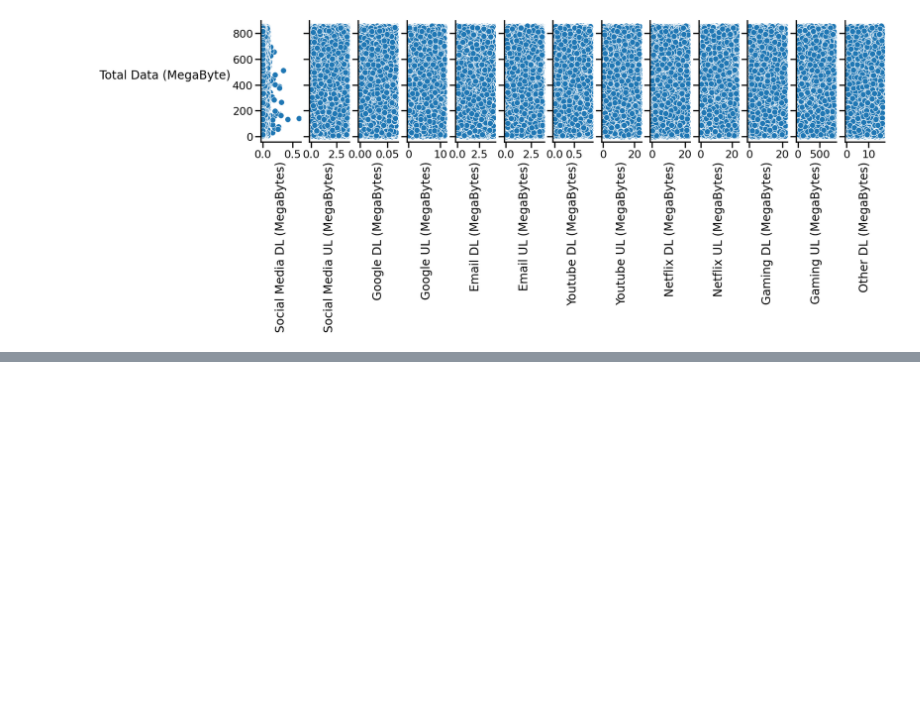
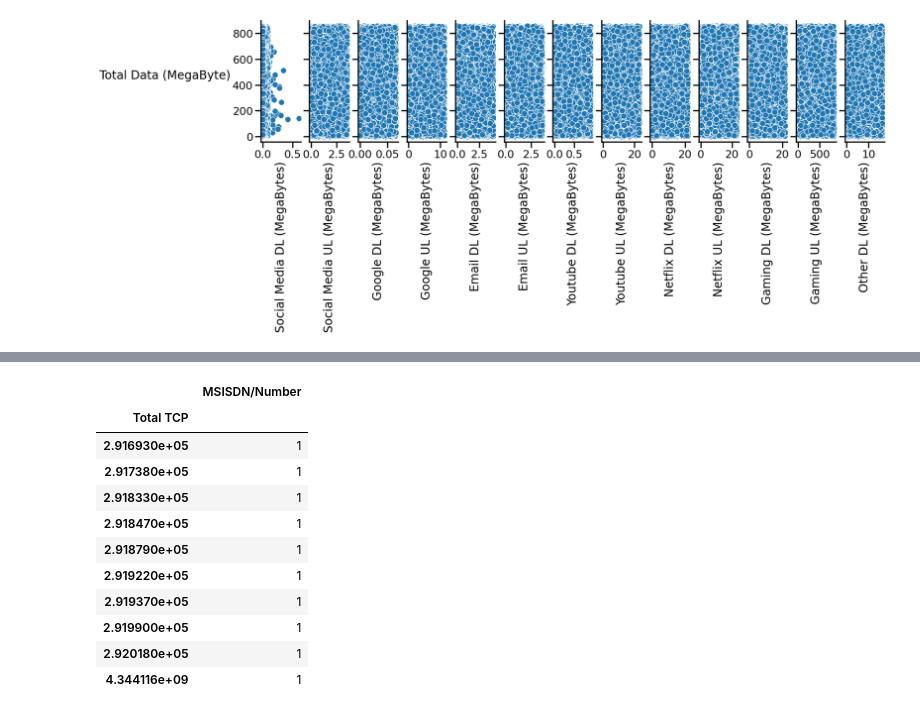
Before and after one commit to KutashiMA/Telecom_User_Analytics, a Jupyter notebook: User_Analytics.ipynb, the cells around one changed output, grey strips where cells are left out. Drawn from its saved outputs; the diff is of its cells as text; code cells hidden in the pictures; blank space fills up the shorter version.

```diff
--- a/User_Analytics.ipynb
+++ b/User_Analytics.ipynb
@@ -1413,0 +1435,16 @@ ea_df.groupby('MSISDN/Number')[['Handset Type']].count()
+# %%
+# bottom 10 TCP values
+tcp.iloc[-10:, :]
+# %% [output]
+|  | MSISDN/Number |
+| Total TCP |  |
+| 2.916930e+05 | 1 |
+| 2.917380e+05 | 1 |
+| 2.918330e+05 | 1 |
+| 2.918470e+05 | 1 |
+| 2.918790e+05 | 1 |
+| 2.919220e+05 | 1 |
+| 2.919370e+05 | 1 |
+| 2.919900e+05 | 1 |
+| 2.920180e+05 | 1 |
+| 4.344116e+09 | 1 |
```
Also changed, not shown: parts of 127 cells of this notebook.
